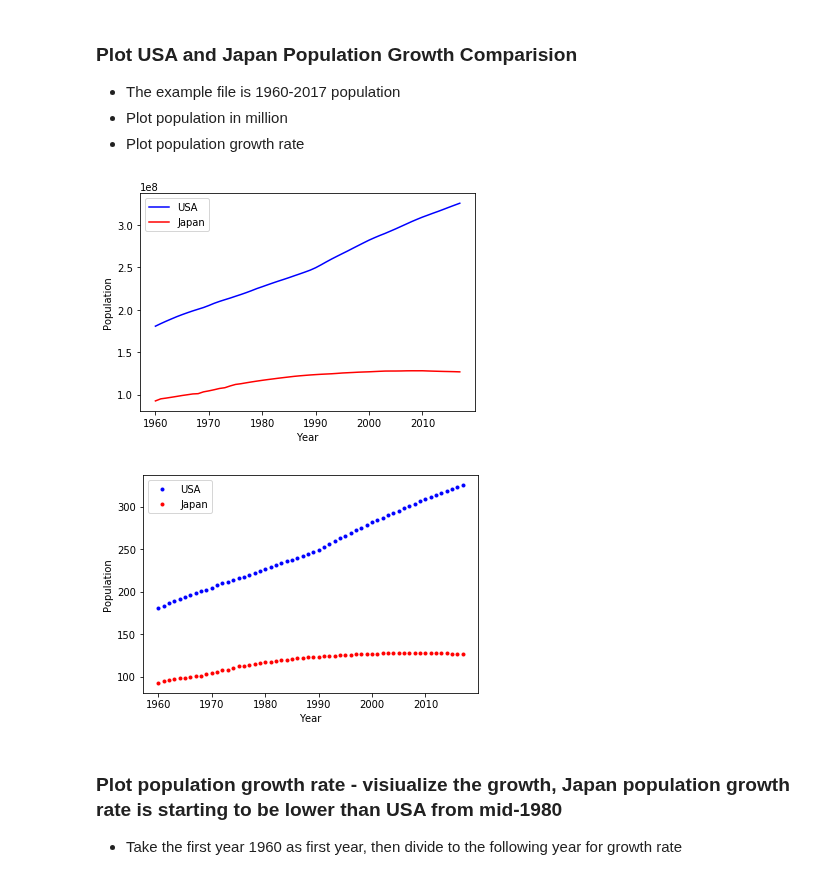
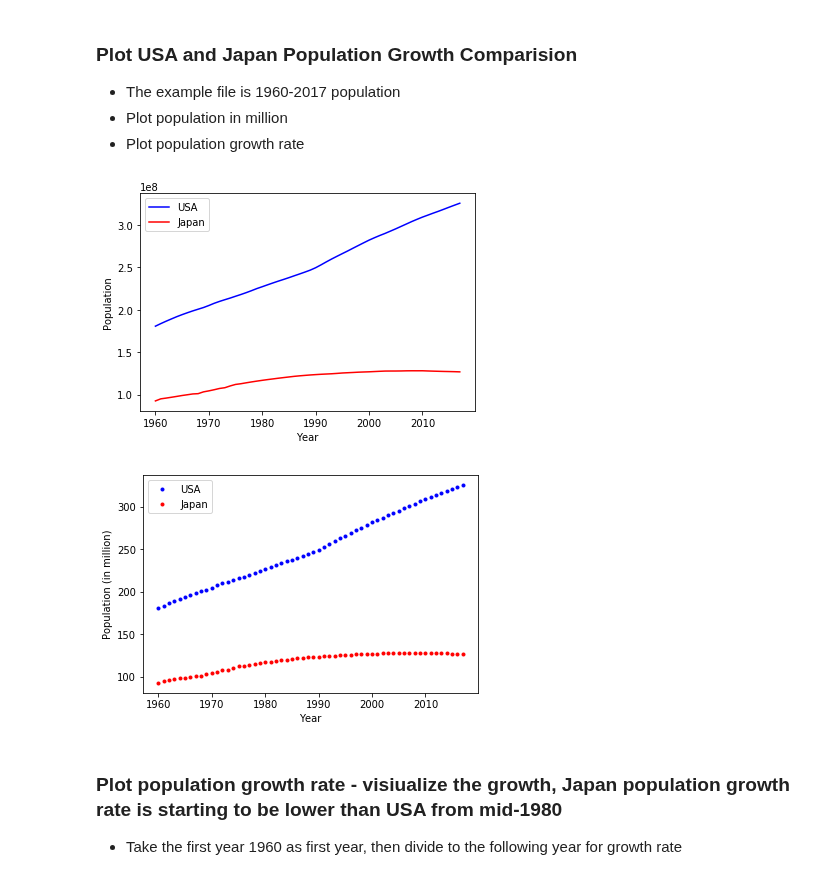
Before and after one commit to jasminjohnson/jasminjohnson.github.io, a Jupyter notebook: downloads/notebooks/DataVisualizationWithPython.ipynb, the cells around one changed output. Saved outputs shown, nothing was run; the diff lists cells and outputs as text; code cells hidden in the pictures.

```diff
--- a/downloads/notebooks/DataVisualizationWithPython.ipynb
+++ b/downloads/notebooks/DataVisualizationWithPython.ipynb
@@ -157,23 +168,23 @@ japan = data[data.Country == 'Japan']
 # %%
 # First plot with top left corner le8 - scientific notation, the number is too big
 plt.plot(us.Year, us.Population, 'b')
 plt.plot(japan.Year, japan.Population, 'r')
 plt.legend(['USA', 'Japan'])
 plt.xlabel('Year')
 plt.ylabel('Population')
 plt.show()
 
 
 # Plot in million
 plt.plot(us.Year, us.Population / 10**6, 'b.')
 plt.plot(japan.Year, japan.Population / 10**6, 'r.')
 plt.legend(['USA', 'Japan'])
 plt.xlabel('Year')
-plt.ylabel('Population')
+plt.ylabel('Population (in million)')
 plt.show()
 # %% [output]
 [figure]
-[figure, old version]
+[figure, new version]
 # %% [markdown]
 ### Plot population growth rate - visiualize the growth, Japan population growth rate is starting to be lower than USA from mid-1980
  - Take the first year 1960 as first year, then divide to the following year for growth rate
```
Also changed, not shown: parts of 12 cells of this notebook, 5 other files.
